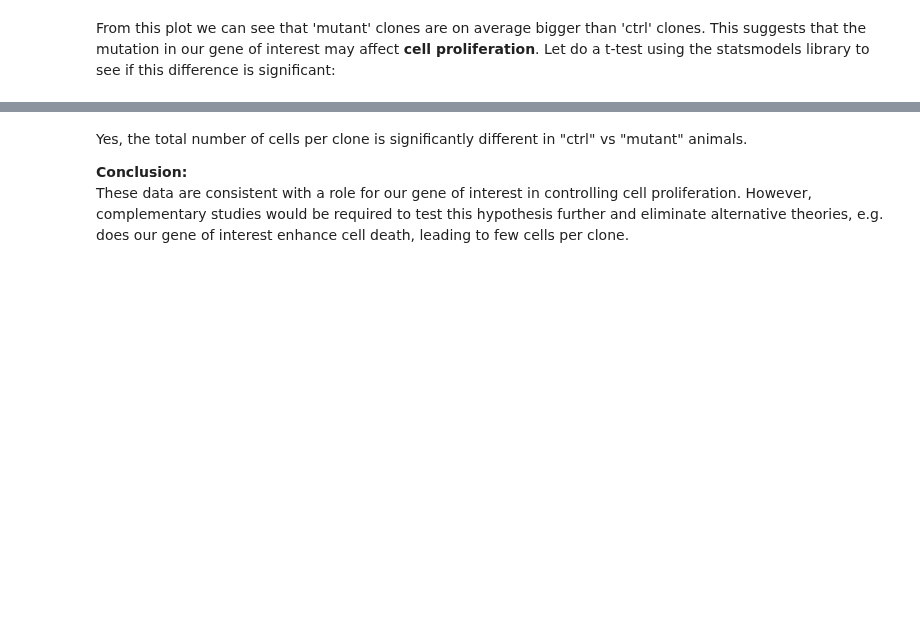
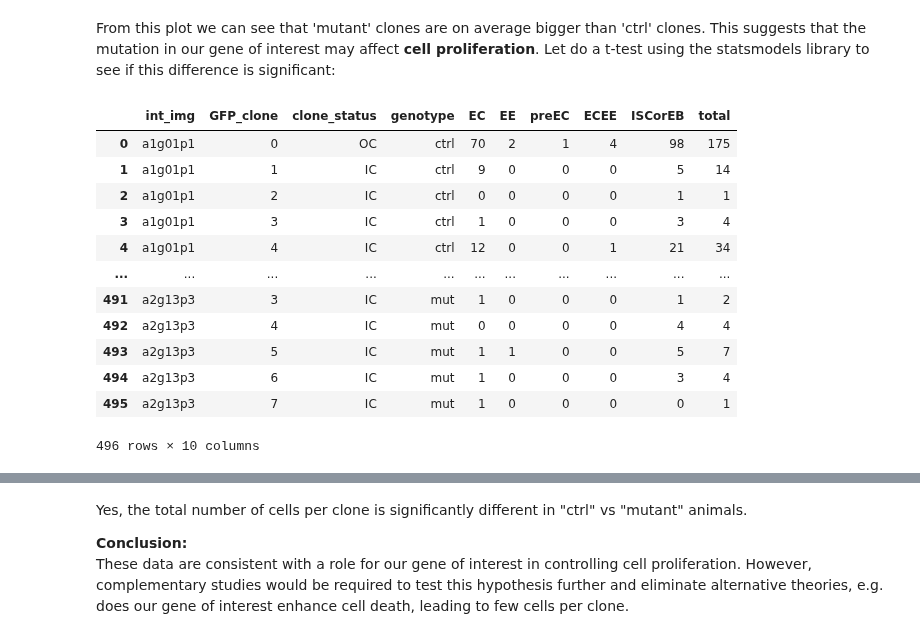
Before and after one commit to morriso1/clonedetective, a Jupyter notebook: 04_Tutorial_Downstream_Analysis_Python.ipynb, the cells around one changed output, grey strips where cells are left out. Saved outputs shown, nothing was run; the diff lists cells and outputs as text; code cells hidden in the pictures; blank space fills up the shorter version.

```diff
--- a/04_Tutorial_Downstream_Analysis_Python.ipynb
+++ b/04_Tutorial_Downstream_Analysis_Python.ipynb
@@ -145 +148,17 @@ from statsmodels.formula.api import ols
+# %%
+count_df
+# %% [output]
+|  | int_img | GFP_clone | clone_status | genotype | EC | EE | preEC | ECEE | ISCorEB | total |
+| 0 | a1g01p1 | 0 | OC | ctrl | 70 | 2 | 1 | 4 | 98 | 175 |
+| 1 | a1g01p1 | 1 | IC | ctrl | 9 | 0 | 0 | 0 | 5 | 14 |
+| 2 | a1g01p1 | 2 | IC | ctrl | 0 | 0 | 0 | 0 | 1 | 1 |
+| 3 | a1g01p1 | 3 | IC | ctrl | 1 | 0 | 0 | 0 | 3 | 4 |
+| 4 | a1g01p1 | 4 | IC | ctrl | 12 | 0 | 0 | 1 | 21 | 34 |
+| ... | ... | ... | ... | ... | ... | ... | ... | ... | ... | ... |
+| 491 | a2g13p3 | 3 | IC | mut | 1 | 0 | 0 | 0 | 1 | 2 |
+| 492 | a2g13p3 | 4 | IC | mut | 0 | 0 | 0 | 0 | 4 | 4 |
+| 493 | a2g13p3 | 5 | IC | mut | 1 | 1 | 0 | 0 | 5 | 7 |
+| 494 | a2g13p3 | 6 | IC | mut | 1 | 0 | 0 | 0 | 3 | 4 |
+| 495 | a2g13p3 | 7 | IC | mut | 1 | 0 | 0 | 0 | 0 | 1 |
+496 rows × 10 columns
 # %%
```
Also changed, not shown: parts of 5 cells of this notebook, 6 other files.
